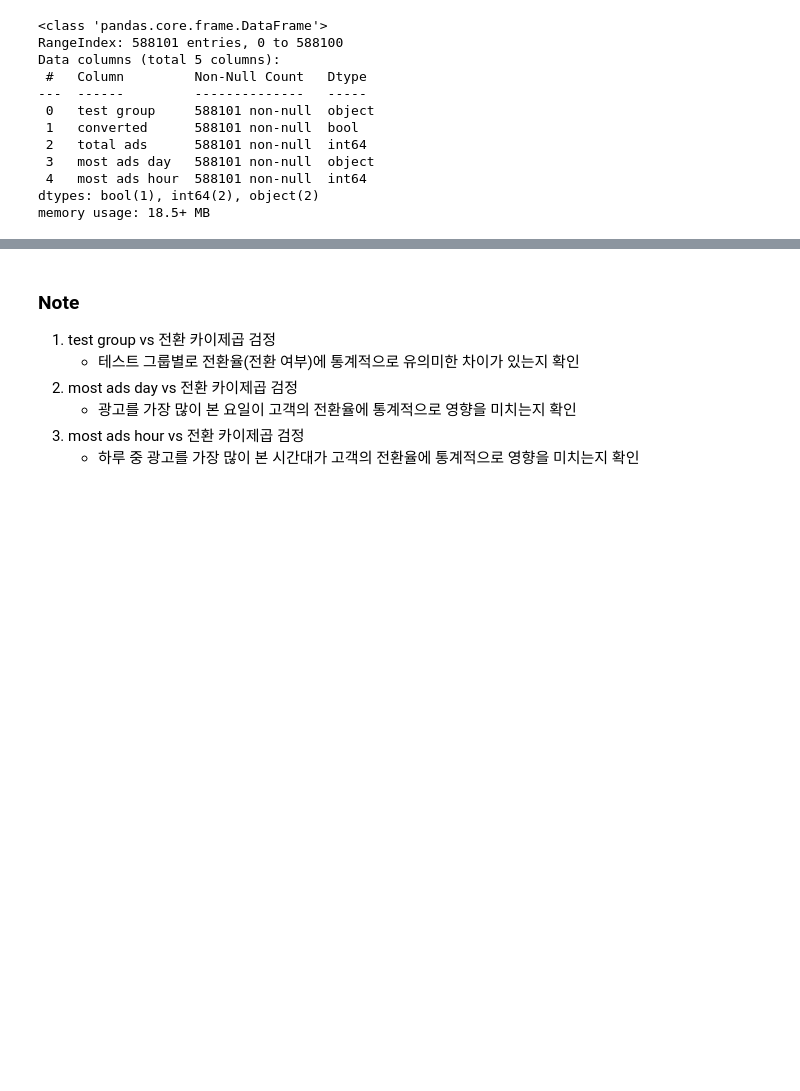
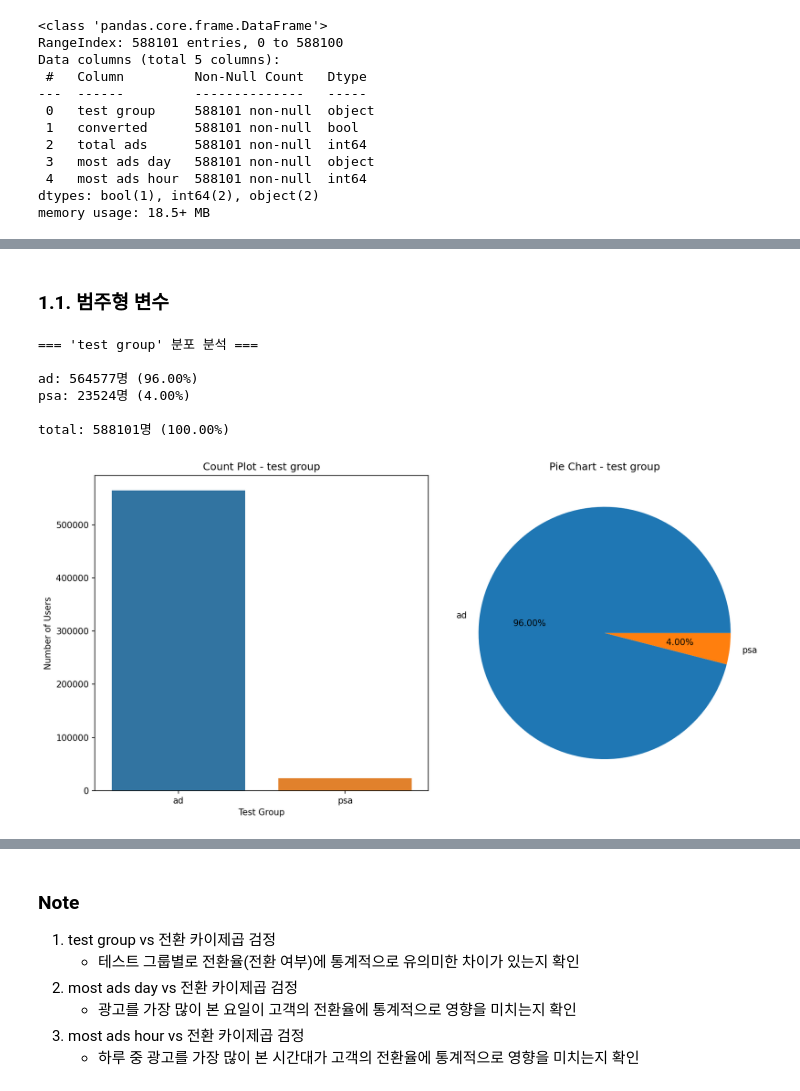
Before and after one commit to wIlloS2tree/portfolio, a Jupyter notebook: marketing-ab-testing-analysis/marketing_ab_testing.ipynb, the cells around one changed output, grey strips where cells are left out. Cells and saved outputs as stored; diff of their text form; code cells hidden in the pictures; blank space fills up the shorter version.

```diff
--- a/marketing-ab-testing-analysis/marketing_ab_testing.ipynb
+++ b/marketing-ab-testing-analysis/marketing_ab_testing.ipynb
@@ -566,10 +83,0 @@ Saturday      0.978949  0.021051
-# %%
-day_conversion = df.groupby('most ads day')['converted'].agg(['count', 'sum', 'mean']).round(4)
-day_conversion['conversion_rate_pct'] = day_conversion['mean'] * 100
-day_conversion = day_conversion.sort_values('conversion_rate_pct', ascending=False)
-
-print(f"\nConversion Rates by Day (Highest to Lowest):")
-for day in day_conversion.index:
-    rate = day_conversion.loc[day, 'conversion_rate_pct']
-    count = day_conversion.loc[day, 'count']
-    print(f"{day}: {rate:.3f}% (n={count})")
@@ -860,0 +84,4 @@ Chi-squared test for most ads day vs converted:
+# %%
+# 범주형 변수의 카테고리 개수가 적절한지 확인
+df_cate = df[['test group','converted','most ads day','most ads hour']]
+df_cate.nunique()
@@ -860,0 +121,47 @@ Chi-squared test for most ads day vs converted:
+# %% [markdown]
+### 1.1. 범주형 변수
+# %%
+# 테스트 그룹 분포 분석
+variable = 'test group'
+
+print(f"=== '{variable}' 분포 분석 ===\n")
+
+group_stats = df_cate[variable].value_counts()
+group_rates = df_cate[variable].value_counts(normalize=True)*100
+
+for group, count in group_stats.items():
+    rate = group_rates[group]
+    print(f"{group}: {count}명 ({rate:.2f}%)")
+
+total_n = len(df_cate)
+print(f"\ntotal: {total_n}명 (100.00%)\n")
+
+# 시각화
+plt.figure(figsize=(12,6),dpi=150)
+
+# 카운트 플롯
+plt.subplot(1,2,1)
+sns.countplot(x=variable,data=df_cate,hue=variable,palette='tab10')
+plt.title(f"Count Plot - {variable}")
+plt.xlabel('Test Group')
+plt.ylabel('Number of Users')
+
+# 파이 차트
+colors = sns.color_palette('tab10')
+
+plt.subplot(1,2,2)
+counts = df_cate[variable].value_counts()
+plt.pie(counts,labels=counts.index,autopct='%0.2f%%',colors=colors)
+plt.title(f'Pie Chart - {variable}')
+
+# 레이아웃 조정
+plt.tight_layout()
+plt.show()
+# %% [output]
+=== 'test group' 분포 분석 ===
+
+ad: 564577명 (96.00%)
+psa: 23524명 (4.00%)
+
+total: 588101명 (100.00%)
+[figure, added]
```
Also changed, not shown: parts of 76 cells of this notebook, 1 other file.
